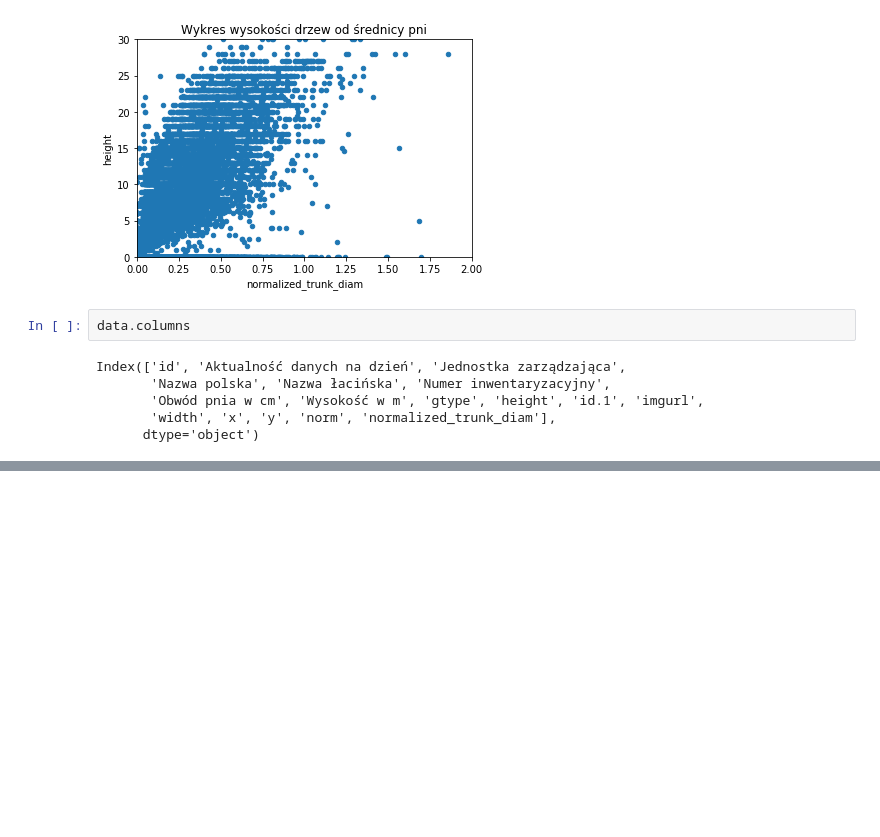
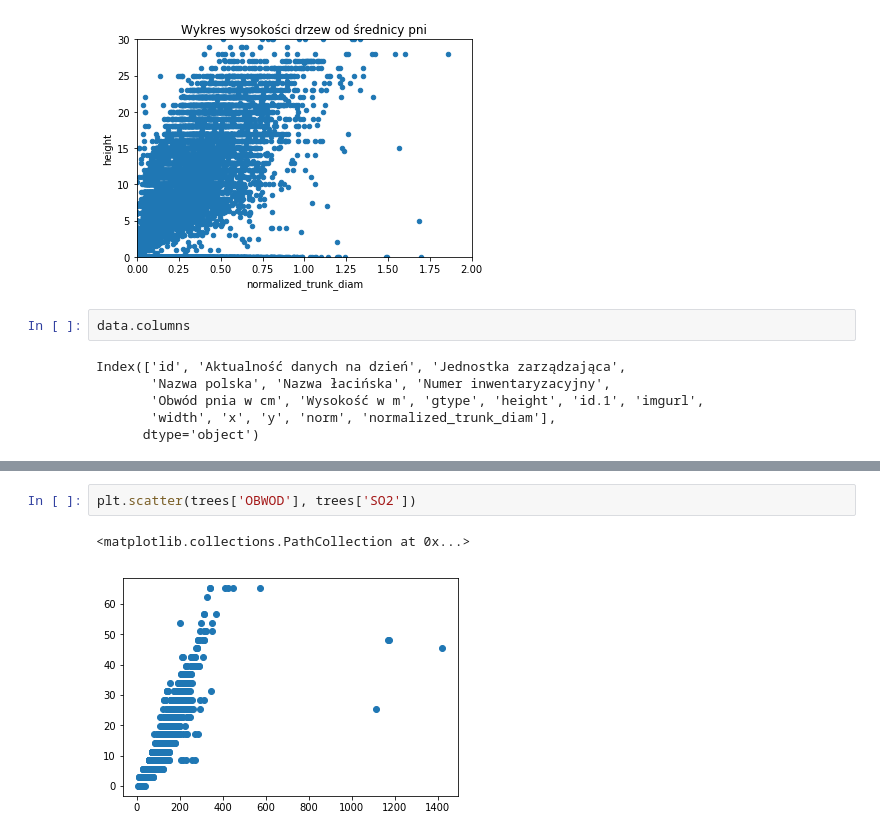
Before and after one commit to kodujdlapolski/tree-research, a Jupyter notebook: Tree cleaning & research.ipynb, the cells around one changed output, grey strips where cells are left out. Cells and saved outputs as stored; diff of their text form; blank space fills up the shorter version.

```diff
--- a/Tree cleaning & research.ipynb
+++ b/Tree cleaning & research.ipynb
@@ -150,0 +190,5 @@ Index(['id', 'Aktualność danych na dzień', 'Jednostka zarządzająca',
+# %%
+plt.scatter(trees['OBWOD'], trees['SO2'])
+# %% [output]
+<matplotlib.collections.PathCollection at 0x...>
+[figure, added]
```
Also changed, not shown: parts of 21 cells of this notebook.
